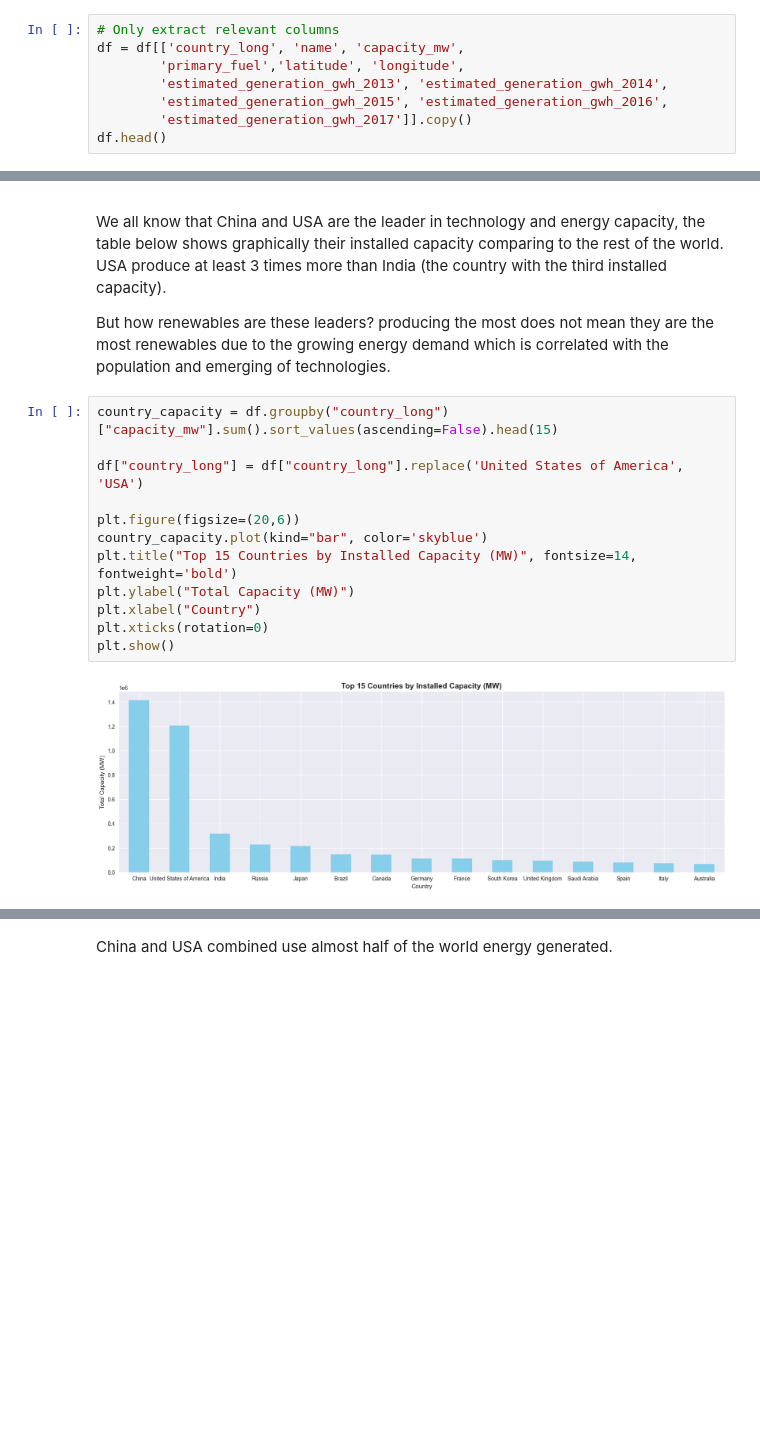
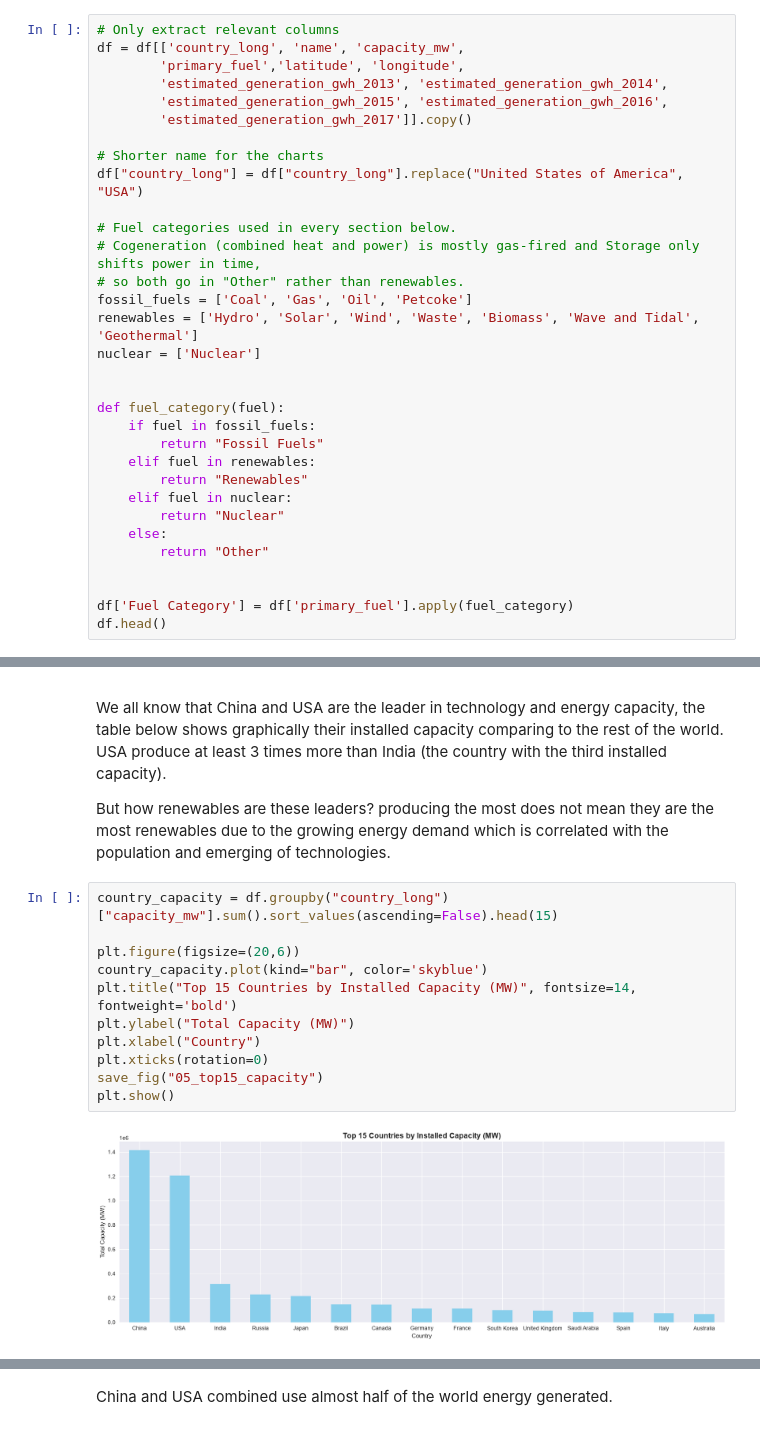
Before and after one commit to ottoittikorn/Projects, a Jupyter notebook: Energy/Energy_transition.ipynb, the cells around one changed output, grey strips where cells are left out. Cells and saved outputs as stored; diff of their text form; blank space fills up the shorter version.

```diff
--- a/Energy/Energy_transition.ipynb
+++ b/Energy/Energy_transition.ipynb
@@ -76,6 +73,30 @@ df = df[['country_long', 'name', 'capacity_mw',
         'estimated_generation_gwh_2013', 'estimated_generation_gwh_2014',
         'estimated_generation_gwh_2015', 'estimated_generation_gwh_2016',
         'estimated_generation_gwh_2017']].copy()
+
+# Shorter name for the charts
+df["country_long"] = df["country_long"].replace("United States of America", "USA")
+
+# Fuel categories used in every section below.
+# Cogeneration (combined heat and power) is mostly gas-fired and Storage only shifts power in time,
+# so both go in "Other" rather than renewables.
+fossil_fuels = ['Coal', 'Gas', 'Oil', 'Petcoke']
+renewables = ['Hydro', 'Solar', 'Wind', 'Waste', 'Biomass', 'Wave and Tidal', 'Geothermal']
+nuclear = ['Nuclear']
+
+
+def fuel_category(fuel):
+    if fuel in fossil_fuels:
+        return "Fossil Fuels"
+    elif fuel in renewables:
+        return "Renewables"
+    elif fuel in nuclear:
+        return "Nuclear"
+    else:
+        return "Other"
+
+
+df['Fuel Category'] = df['primary_fuel'].apply(fuel_category)
 df.head()
 # %% [output]
 |  | country_long | name | capacity_mw | primary_fuel | latitude | longitude | estimated_generation_gwh_2013 | ... |
@@ -402,16 +389,15 @@ We all know that China and USA are the leader in technology and energy capacity,
 But how renewables are these leaders? producing the most does not mean they are the most renewables due to the growing energy demand which is correlated with the population and emerging of technologies.
 # %%
 country_capacity = df.groupby("country_long")["capacity_mw"].sum().sort_values(ascending=False).head(15)
-
-df["country_long"] = df["country_long"].replace('United States of America', 'USA')
 
 plt.figure(figsize=(20,6))
 country_capacity.plot(kind="bar", color='skyblue')
 plt.title("Top 15 Countries by Installed Capacity (MW)", fontsize=14, fontweight='bold')
 plt.ylabel("Total Capacity (MW)")
 plt.xlabel("Country")
 plt.xticks(rotation=0)
+save_fig("05_top15_capacity")
 plt.show()
 # %% [output]
-[figure, old version]
+[figure, new version]
 # %%
```
Also changed, not shown: parts of 22 cells of this notebook, 34 other files.
